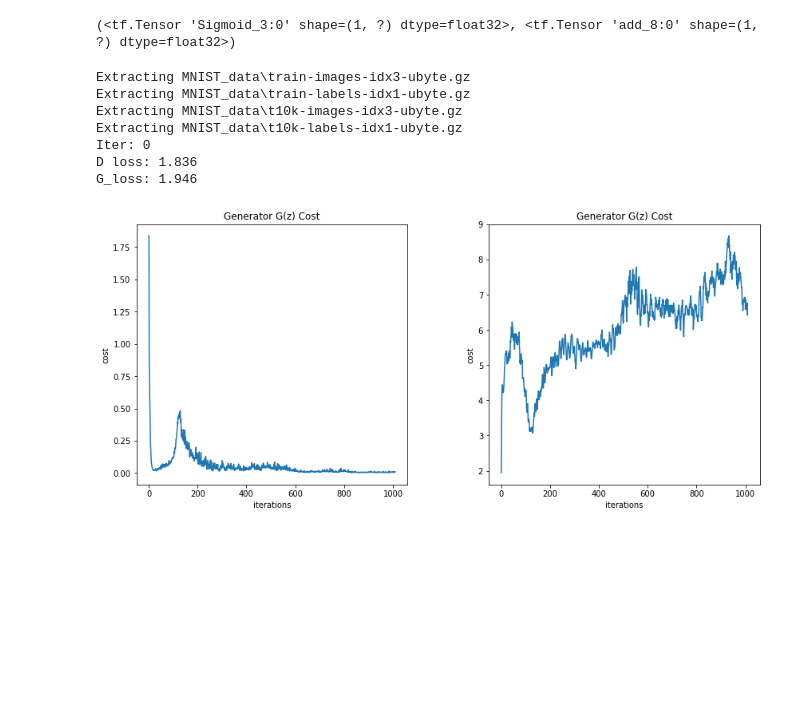
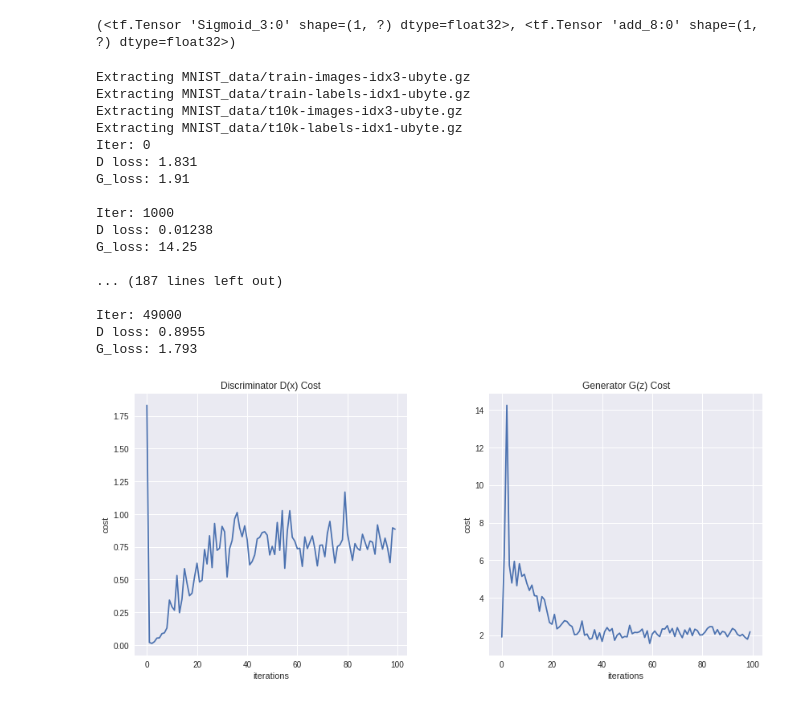
Before and after one commit to yumengdong/GANs, a Jupyter notebook: Week1/GANs_MNIST.ipynb, the cells around one changed output. Drawn from its saved outputs; the diff is of its cells as text; code cells hidden in the pictures; blank space fills up the shorter version.

```diff
--- a/Week1/GANs_MNIST.ipynb
+++ b/Week1/GANs_MNIST.ipynb
@@ -140,7 +161,7 @@ with tf.Session() as sess:
     D_cost = []
     G_cost =[]
 
-    for it in range(1000):
+    for it in range(50000):
         if it % 1000 == 0:
             samples = sess.run(G_sample, feed_dict={Z: sample_Z(Z_dim, 16)})
 
@@ -151,41 +172,49 @@ with tf.Session() as sess:
 
         X_mb, _ = mnist.train.next_batch(mb_size)
         X_mb = np.transpose(X_mb)
 
         _, D_loss_curr = sess.run([D_solver, D_loss], feed_dict={X: X_mb, Z: sample_Z(Z_dim, mb_size)})
         _, G_loss_curr = sess.run([G_solver, G_loss], feed_dict={Z: sample_Z(Z_dim, mb_size)})
 
-        D_cost.append(D_loss_curr)
-        G_cost.append(G_loss_curr)
 
         if it % 1000 == 0:
             print('Iter: {}'.format(it))
             print('D loss: {:.4}'. format(D_loss_curr))
             print('G_loss: {:.4}'.format(G_loss_curr))
             print()
-        if it % 100 == 0:
+        if it % 500 == 0:
             D_cost.append(D_loss_curr)
             G_cost.append(G_loss_curr)
 
 plt.figure(figsize=[14,6])
 plt.subplot(1,2,1)
 plt.plot(np.squeeze(D_cost))
 plt.ylabel('cost')
 plt.xlabel('iterations')
-plt.title("Generator G(z) Cost")
+plt.title("Discriminator D(x) Cost")
 
 plt.subplot(1,2,2)
 plt.plot(np.squeeze(G_cost))
 plt.ylabel('cost')
 plt.xlabel('iterations')
 plt.title("Generator G(z) Cost")
 plt.subplots_adjust(wspace=0.3);
 # %% [output]
-Extracting MNIST_data\train-images-idx3-ubyte.gz
-Extracting MNIST_data\train-labels-idx1-ubyte.gz
-Extracting MNIST_data\t10k-images-idx3-ubyte.gz
-Extracting MNIST_data\t10k-labels-idx1-ubyte.gz
+Extracting MNIST_data/train-images-idx3-ubyte.gz
+Extracting MNIST_data/train-labels-idx1-ubyte.gz
+Extracting MNIST_data/t10k-images-idx3-ubyte.gz
+Extracting MNIST_data/t10k-labels-idx1-ubyte.gz
 Iter: 0
-D loss: 1.836
-G_loss: 1.946
+D loss: 1.831
+G_loss: 1.91
+
+Iter: 1000
+D loss: 0.01238
+G_loss: 14.25
+
+... (187 lines left out)
+
+Iter: 49000
+D loss: 0.8955
+G_loss: 1.793
-[figure, old version]
+[figure, new version]
```
Also changed, not shown: parts of 4 cells of this notebook.
